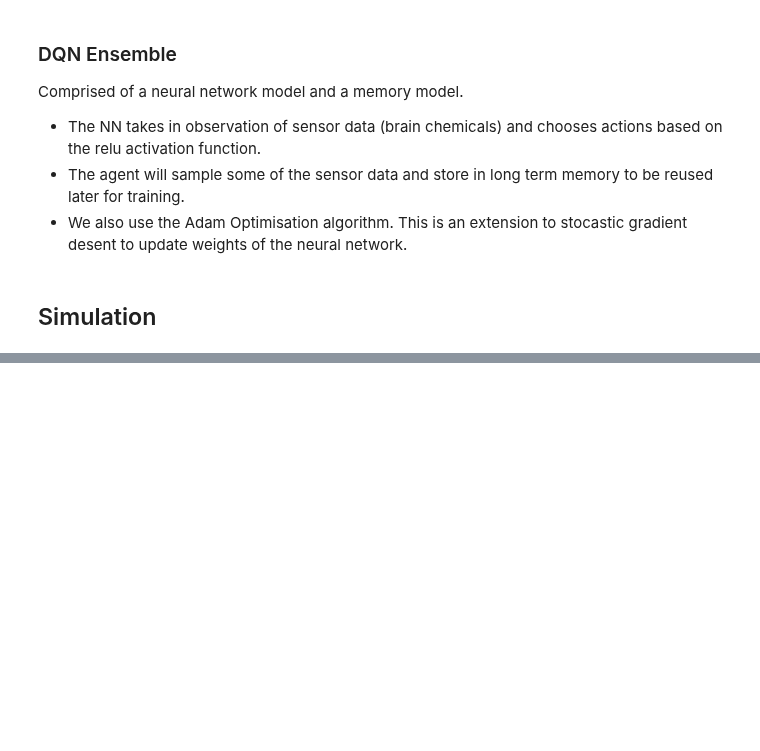
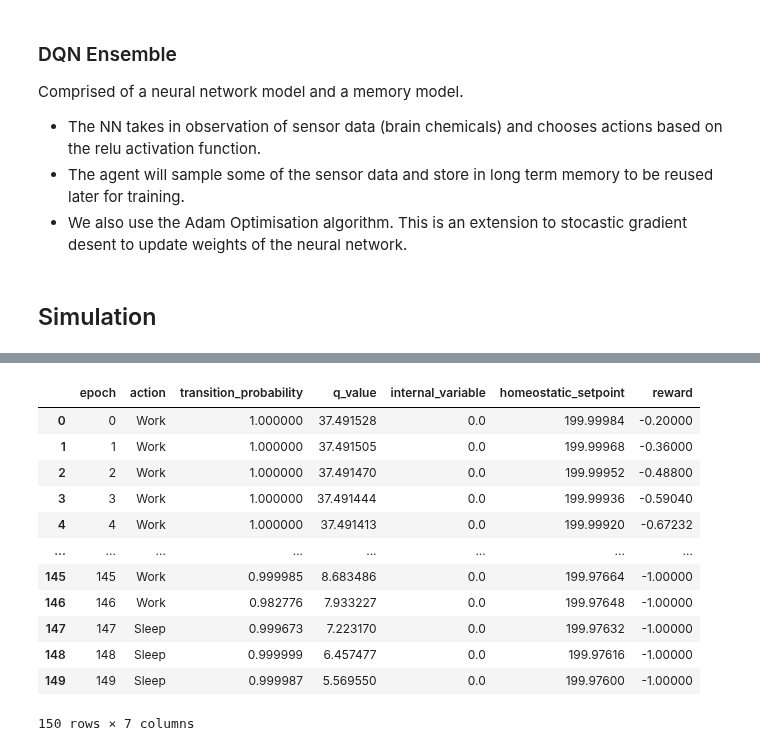
Before and after one commit to rob-sullivan/tu060, a Jupyter notebook: archive/addiction_simulator2.ipynb, the cells around one changed output, grey strips where cells are left out. Drawn from its saved outputs; the diff is of its cells as text; code cells hidden in the pictures; blank space fills up the shorter version.

```diff
--- a/archive/addiction_simulator2.ipynb
+++ b/archive/addiction_simulator2.ipynb
@@ -362,0 +362,16 @@ if __name__ == "__main__":
+# %%
+env.df.head(150)
+# %% [output]
+|  | epoch | action | transition_probability | q_value | internal_variable | homeostatic_setpoint | reward |
+| 0 | 0 | Work | 1.000000 | 37.491528 | 0.0 | 199.99984 | -0.20000 |
+| 1 | 1 | Work | 1.000000 | 37.491505 | 0.0 | 199.99968 | -0.36000 |
+| 2 | 2 | Work | 1.000000 | 37.491470 | 0.0 | 199.99952 | -0.48800 |
+| 3 | 3 | Work | 1.000000 | 37.491444 | 0.0 | 199.99936 | -0.59040 |
+| 4 | 4 | Work | 1.000000 | 37.491413 | 0.0 | 199.99920 | -0.67232 |
+| ... | ... | ... | ... | ... | ... | ... | ... |
+| 145 | 145 | Work | 0.999985 | 8.683486 | 0.0 | 199.97664 | -1.00000 |
+| 146 | 146 | Work | 0.982776 | 7.933227 | 0.0 | 199.97648 | -1.00000 |
+| 147 | 147 | Sleep | 0.999673 | 7.223170 | 0.0 | 199.97632 | -1.00000 |
+| 148 | 148 | Sleep | 0.999999 | 6.457477 | 0.0 | 199.97616 | -1.00000 |
+| 149 | 149 | Sleep | 0.999987 | 5.569550 | 0.0 | 199.97600 | -1.00000 |
+150 rows × 7 columns
```
Also changed, not shown: parts of 5 cells of this notebook, 2 other files.
